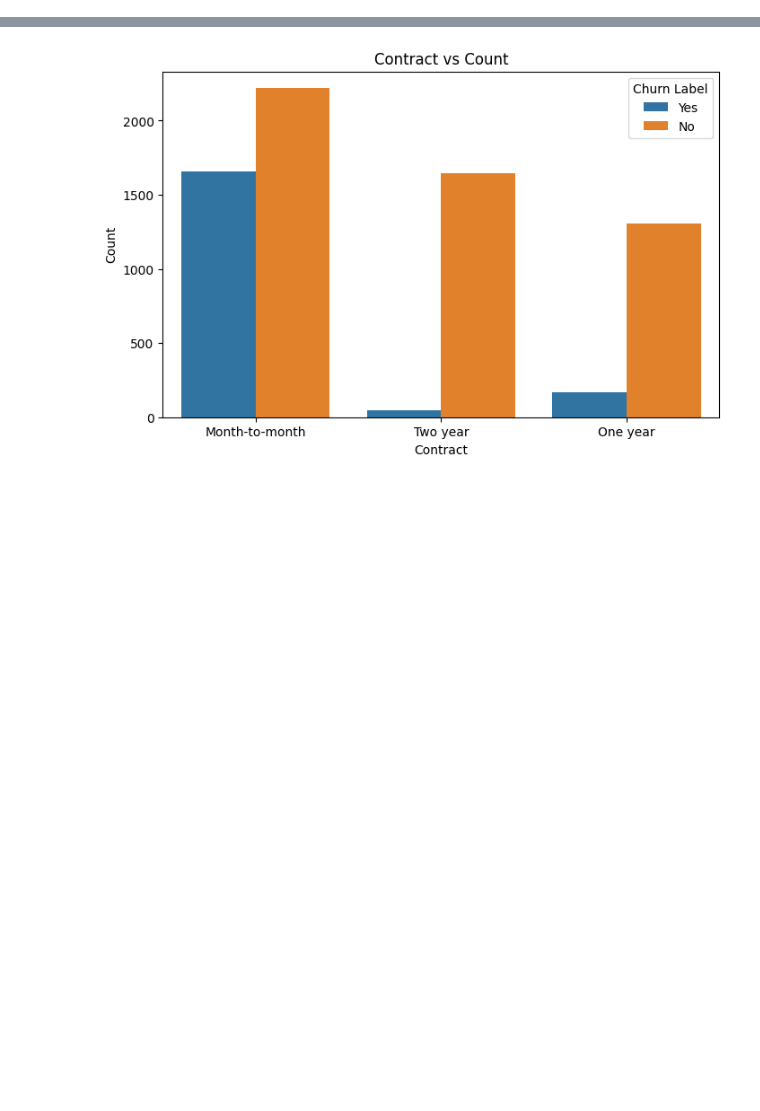
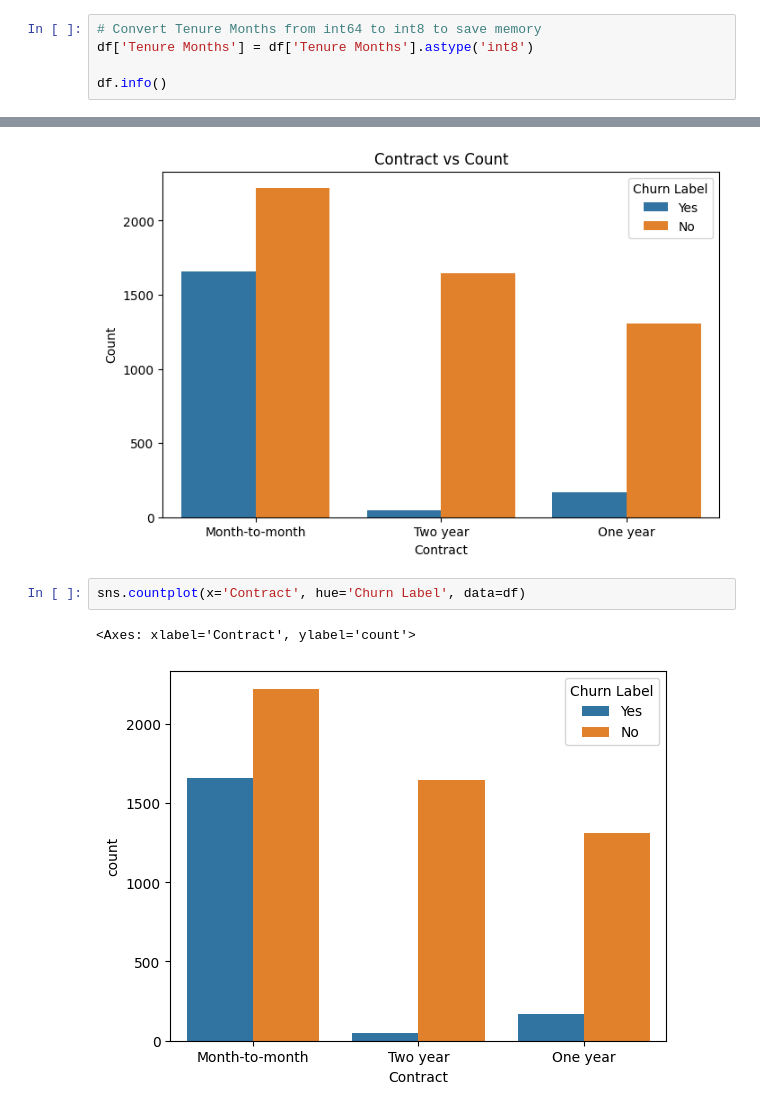
Before and after one commit to aayushdalal/ChurnPredictionMLproject, a Jupyter notebook: notebooks/ChurnEDA.ipynb, the cells around one changed output, grey strips where cells are left out. Drawn from its saved outputs; the diff is of its cells as text; blank space fills up the shorter version.

```diff
--- a/notebooks/ChurnEDA.ipynb
+++ b/notebooks/ChurnEDA.ipynb
@@ -35,0 +25,5 @@ memory usage: 1.8+ MB
+# %%
+# Convert Tenure Months from int64 to int8 to save memory
+df['Tenure Months'] = df['Tenure Months'].astype('int8')
+
+df.info()
@@ -166,3 +338,8 @@ plt.title('Contract vs Count')
 plt.show()
 # %% [output]
 [figure]
+# %%
+sns.countplot(x='Contract', hue='Churn Label', data=df)
+# %% [output]
+<Axes: xlabel='Contract', ylabel='count'>
+[figure, added]
```
Also changed, not shown: parts of 47 cells of this notebook, 1 other file.
